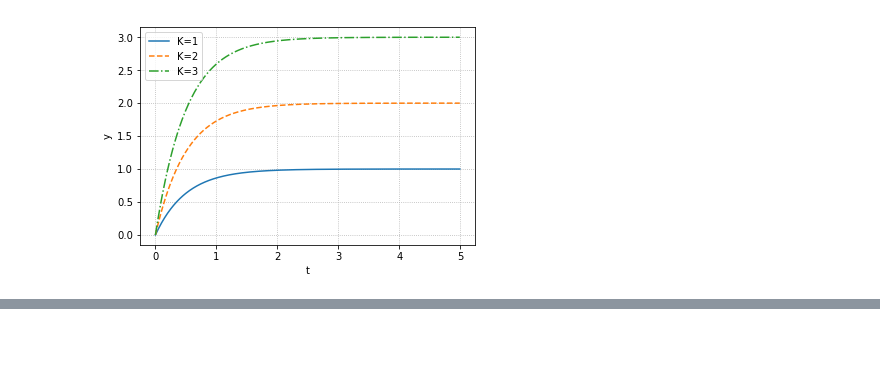
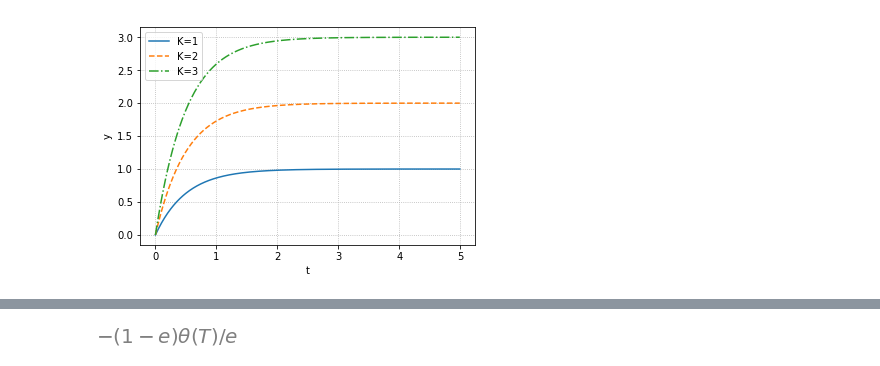
Before and after one commit to AsahiTsuruo/control_engineering, a Jupyter notebook: system_behavior.ipynb, the cells around one changed output, grey strips where cells are left out. Cells and saved outputs as stored; diff of their text form; code cells hidden in the pictures; blank space fills up the shorter version.

```diff
--- a/system_behavior.ipynb
+++ b/system_behavior.ipynb
@@ -74,0 +75,5 @@ ModuleNotFoundError: No module named 'sympy'
+# %%
+t = sp.Symbol("t", positive=True)
+sp.inverse_laplace_transform((1/s)-1/(s+1/T),s,T)
+# %% [output]
+[figure, added]
```
Also changed, not shown: parts of 10 cells of this notebook.
